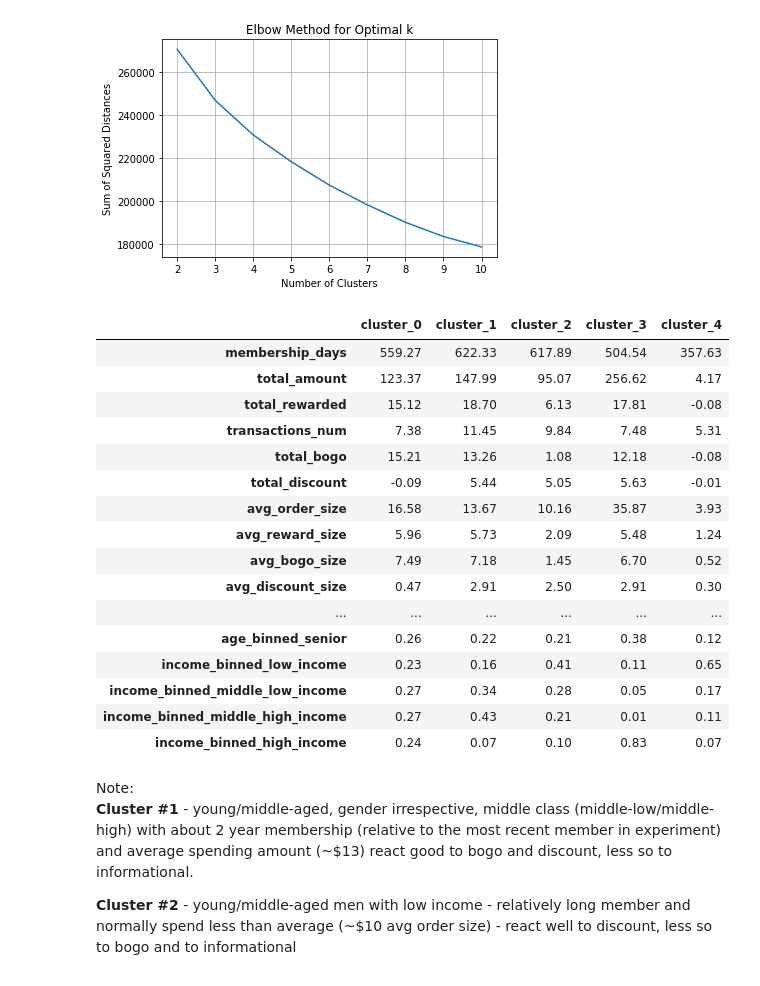
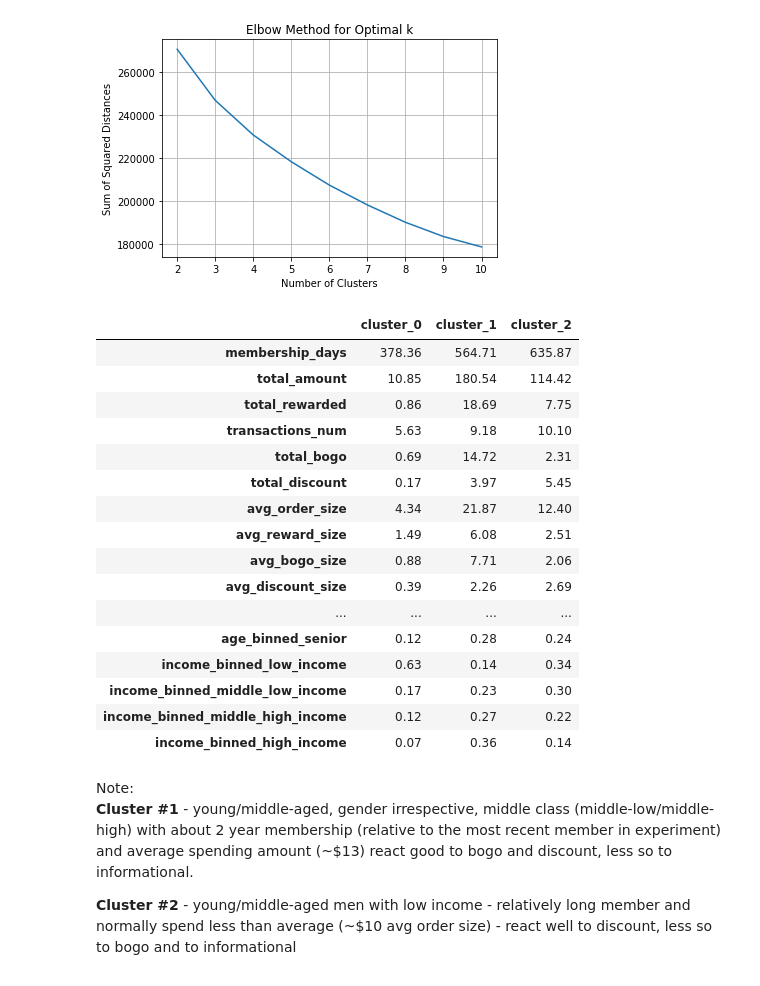
Before and after one commit to k-bosko/Starbucks_rewards, a Jupyter notebook: Starbucks_capstone.ipynb, the cells around one changed output. Drawn from its saved outputs; the diff is of its cells as text; code cells hidden in the pictures.

```diff
--- a/Starbucks_capstone.ipynb
+++ b/Starbucks_capstone.ipynb
@@ -294,7 +270,7 @@ memory usage: 30.4+ MB
 # %% [markdown]
 Note: there are few columns that are categorical and need to be reencoded as dummies - event, offer_type, offer_subtype
 # %%
-starbucks_fin = pd.get_dummies(starbucks, columns=['event', 'offer_type', 'offer_subtype'])
+starbucks_fin = pd.get_dummies(starbucks, columns=['event', 'offer_type'])
 # %%
 starbucks_fin.columns
 # %% [output]
@@ -316,25 +286,13 @@ starbucks_fin = starbucks_fin[['person', 'became_member_on', 'age', 'income',
                                'id', 'amount','rewarded', 'time',
                                'event_offer completed', 'event_offer received', 'event_offer viewed',
                                'event_transaction', 'offer_type_bogo', 'offer_type_discount',
-                               'offer_type_informational', 'offer_subtype_bogo_long_difficult',
-                               'offer_subtype_bogo_long_easy', 'offer_subtype_bogo_short_difficult',
-                               'offer_subtype_bogo_short_easy',
-                               'offer_subtype_discount_long_difficult',
-                               'offer_subtype_discount_long_easy',
-                               'offer_subtype_discount_short_difficult',
-                               'offer_subtype_discount_short_easy', 'offer_subtype_informational_long',
-                               'offer_subtype_informational_short']]
+                               'offer_type_informational']]
 # %%
 # renaming the columns
 starbucks_fin.columns = ['person', 'became_member_on', 'age', 'income',
                          'id', 'amount','rewarded', 'time',
                          'offer_completed', 'offer_received', 'offer_viewed',
-                         'transaction', 'bogo', 'discount', 'informational',
-                         'bogo_long_difficult', 'bogo_long_easy',
-                         'bogo_short_difficult', 'bogo_short_easy',
-                         'discount_long_difficult', 'discount_long_easy',
-                         'discount_short_difficult', 'discount_short_easy',
-                         'informational_long', 'informational_short']
+                         'transaction', 'bogo', 'discount', 'informational']
 # %%
 starbucks_fin.head()
 # %% [output]
@@ -1268,7 +1225,7 @@ plt.grid();
 # %%
 # Re-fit the k-means model with the selected number of clusters and obtain
 # cluster predictions for the general population demographics data.
-clusterer = KMeans(n_clusters=5, random_state = 123).fit(starbucks_pca)
+clusterer = KMeans(n_clusters=3, random_state = 123).fit(starbucks_pca)
 starbucks_preds = clusterer.predict(starbucks_pca)
 # %%
 def interpret_cluster(cluster_num, df):
@@ -1285,26 +1242,26 @@ def create_cluster_df(cluster_num, df):
         cluster_df['cluster_'+str(i)] = interpret_cluster(i, df)
     return cluster_df
 # %%
-cluster_df = create_cluster_df(5, starbucks_ohe[cols])
+cluster_df = create_cluster_df(3, starbucks_ohe[cols])
 cluster_df
 # %% [output]
-|  | cluster_0 | cluster_1 | cluster_2 | cluster_3 | cluster_4 |
-| membership_days | 559.27 | 622.33 | 617.89 | 504.54 | 357.63 |
-| total_amount | 123.37 | 147.99 | 95.07 | 256.62 | 4.17 |
-| total_rewarded | 15.12 | 18.70 | 6.13 | 17.81 | -0.08 |
-| transactions_num | 7.38 | 11.45 | 9.84 | 7.48 | 5.31 |
-| total_bogo | 15.21 | 13.26 | 1.08 | 12.18 | -0.08 |
-| total_discount | -0.09 | 5.44 | 5.05 | 5.63 | -0.01 |
-| avg_order_size | 16.58 | 13.67 | 10.16 | 35.87 | 3.93 |
-| avg_reward_size | 5.96 | 5.73 | 2.09 | 5.48 | 1.24 |
-| avg_bogo_size | 7.49 | 7.18 | 1.45 | 6.70 | 0.52 |
-| avg_discount_size | 0.47 | 2.91 | 2.50 | 2.91 | 0.30 |
-| ... | ... | ... | ... | ... | ... |
-| age_binned_senior | 0.26 | 0.22 | 0.21 | 0.38 | 0.12 |
-| income_binned_low_income | 0.23 | 0.16 | 0.41 | 0.11 | 0.65 |
-| income_binned_middle_low_income | 0.27 | 0.34 | 0.28 | 0.05 | 0.17 |
-| income_binned_middle_high_income | 0.27 | 0.43 | 0.21 | 0.01 | 0.11 |
-| income_binned_high_income | 0.24 | 0.07 | 0.10 | 0.83 | 0.07 |
+|  | cluster_0 | cluster_1 | cluster_2 |
+| membership_days | 378.36 | 564.71 | 635.87 |
+| total_amount | 10.85 | 180.54 | 114.42 |
+| total_rewarded | 0.86 | 18.69 | 7.75 |
+| transactions_num | 5.63 | 9.18 | 10.10 |
+| total_bogo | 0.69 | 14.72 | 2.31 |
+| total_discount | 0.17 | 3.97 | 5.45 |
+| avg_order_size | 4.34 | 21.87 | 12.40 |
+| avg_reward_size | 1.49 | 6.08 | 2.51 |
+| avg_bogo_size | 0.88 | 7.71 | 2.06 |
+| avg_discount_size | 0.39 | 2.26 | 2.69 |
+| ... | ... | ... | ... |
+| age_binned_senior | 0.12 | 0.28 | 0.24 |
+| income_binned_low_income | 0.63 | 0.14 | 0.34 |
+| income_binned_middle_low_income | 0.17 | 0.23 | 0.30 |
+| income_binned_middle_high_income | 0.12 | 0.27 | 0.22 |
+| income_binned_high_income | 0.07 | 0.36 | 0.14 |
 # %% [markdown]
 Note: <br>
 **Cluster #1** - young/middle-aged, gender irrespective, middle class (middle-low/middle-high) with about 2 year  membership (relative to the most recent member in experiment) and average spending amount (~$13) react good to bogo and discount, less so to informational.
```
Also changed, not shown: parts of 19 cells of this notebook.
